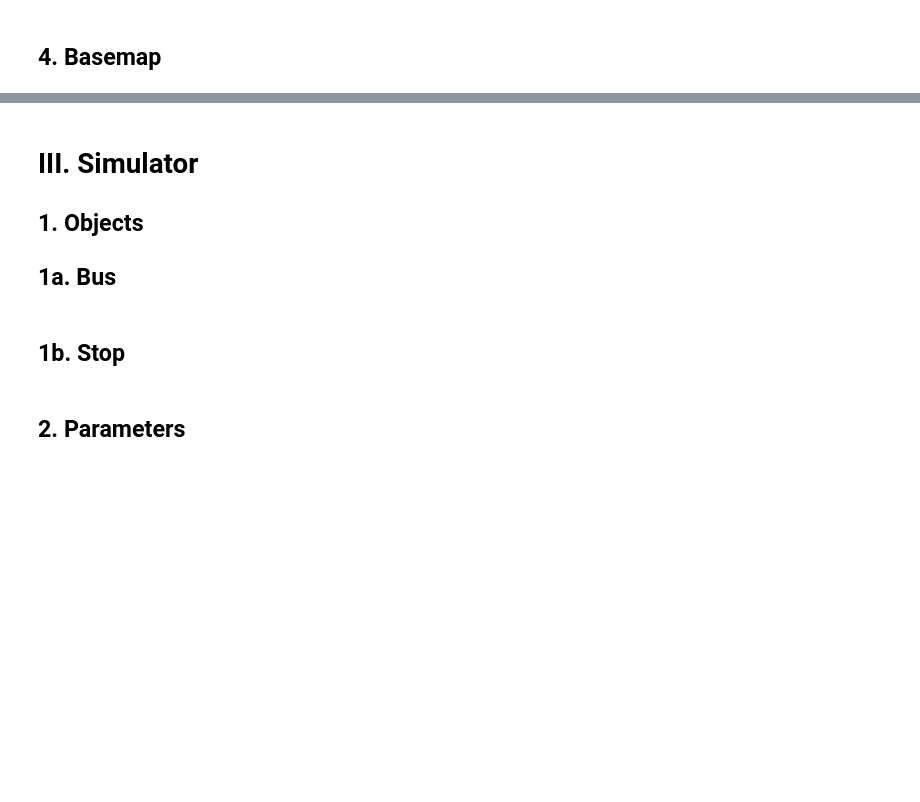
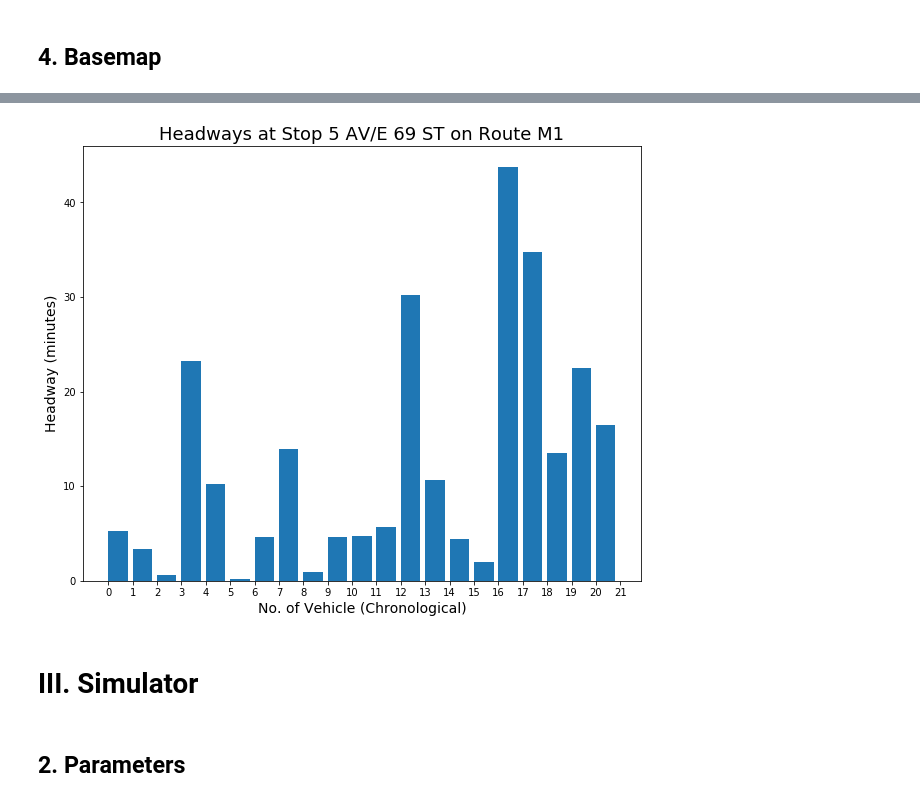
Before and after one commit to ywnch/buskit, a Jupyter notebook: sandbox_main.ipynb, the cells around one changed output, grey strips where cells are left out. Drawn from its saved outputs; the diff is of its cells as text; code cells hidden in the pictures; blank space fills up the shorter version.

```diff
--- a/sandbox_main.ipynb
+++ b/sandbox_main.ipynb
@@ -543,2 +369,21 @@ If you're reading this message in another frontend (for example, a static render
 # %%
 import folium
+# %%
+fname = "MTA_data/M1-Tue-180410-154415-260.csv"
+df = pd.read_csv(fname)
+df = df_process(df, 1)
+
+# this bloc generate a sequence for psuedo real-time simulation
+mod = list(df['Unnamed: 0'])
+tiempo = 0
+ts = []
+for i,v in enumerate(mod[:-1]):
+    ts.append(tiempo)
+    if mod[i+1] < mod[i]:
+        tiempo += 30
+    else:
+        continue
+ts.append(ts[-1])
+df['ts'] = ts
+
+df2 = df[df['ts'] == 3600] # data of 17 hr
@@ -566,4 +423,29 @@ m
+# %%
+def plot_headway(df, stop_no):
+    df2 = df.sort_values(['CallDistanceAlongRoute', 'RecordedAtTime'])
+
+    stops = df2['CallDistanceAlongRoute'].unique() # a list stops (their 1-D distance along route)
+    stopname = df2[df2['CallDistanceAlongRoute'] == stops[stop_no]]['StopPointName'].iloc[0]
+
+    # subset every vehicle that passed the stop
+    stop = df2[df2['CallDistanceAlongRoute'] == stops[stop_no]].drop_duplicates('VehicleRef', keep='last')
+    # calculate differences between each vehicle (in seconds)
+    hws = stop['RecordedAtTime'].diff().astype('timedelta64[m]') + (stop['RecordedAtTime'].diff().astype('timedelta64[s]') % 60) / 60
+
+    # plot headways
+    fig = plt.figure(figsize=(10,8))
+    ax = fig.add_subplot(111)
+
+    ax.bar(range(-1,len(hws)-1), hws, align='edge')
+    ax.set_xticks(range(len(hws)))
+
+    plt.title("Headways at Stop %s on Route %s"%(stopname, lineref), fontsize=18)
+    plt.xlabel("No. of Vehicle (Chronological)", fontsize=14)
+    plt.ylabel("Headway (minutes)", fontsize=14)
+    plt.show()
+# %%
+plot_headway(df, 34)
+# %% [output]
+[figure, added]
 # %% [markdown]
 # III. Simulator
-## 1. Objects
-## 1a. Bus
@@ -644,2 +451,0 @@ class Bus(object):
-# %% [markdown]
-## 1b. Stop
```
Also changed, not shown: parts of 48 cells of this notebook.
